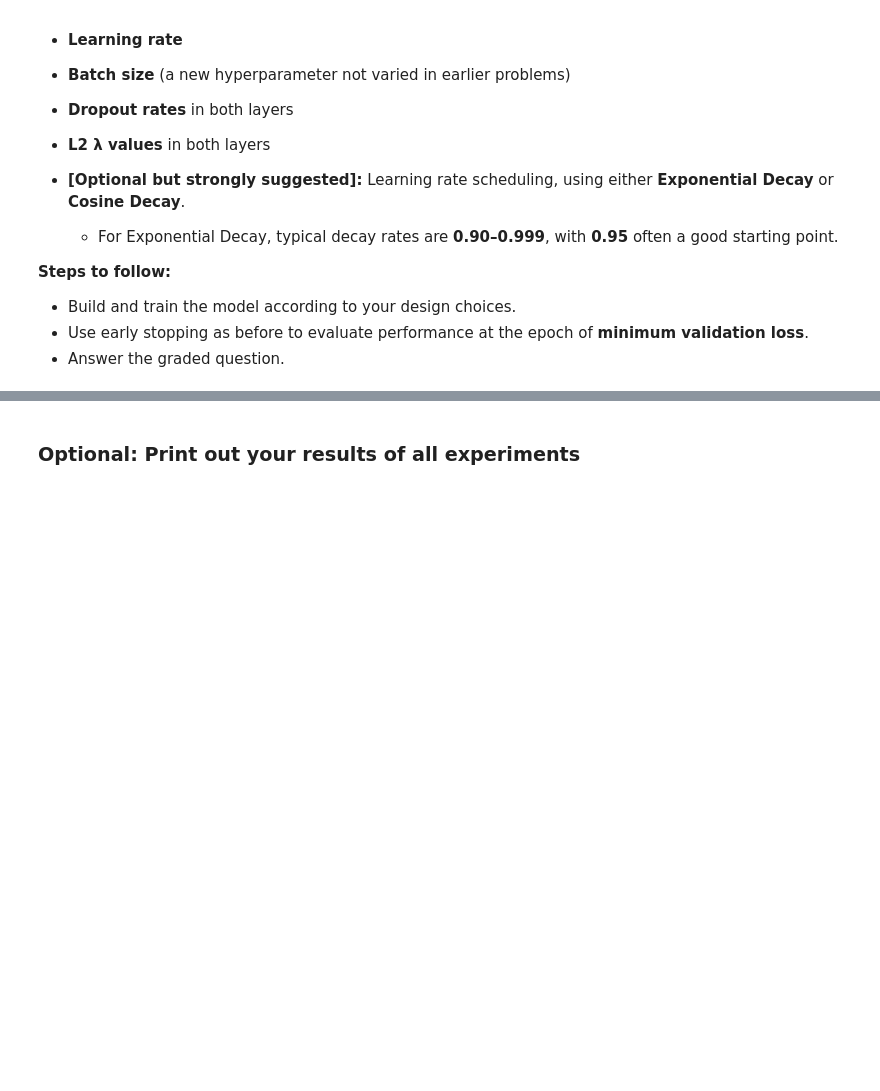
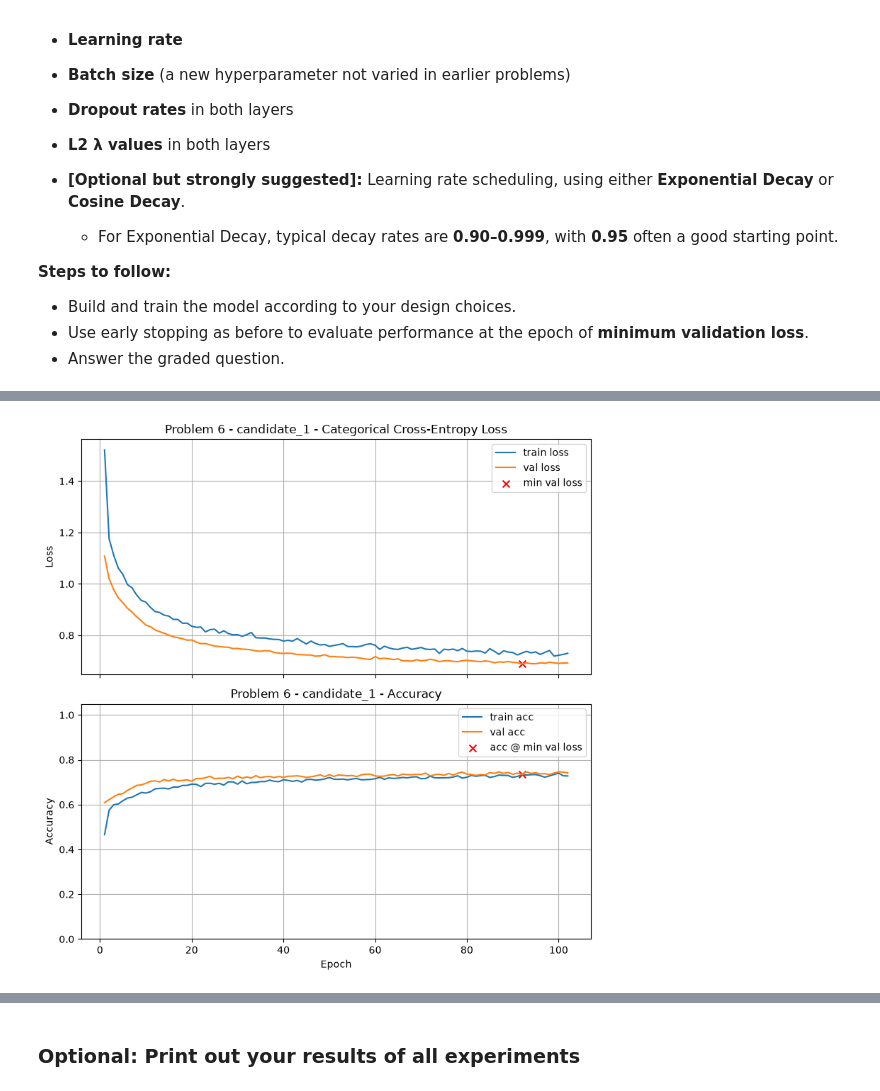
Before and after one commit to gdouek/DX703-Assignments, a Jupyter notebook: Homework_03.ipynb, the cells around one changed output, grey strips where cells are left out. Drawn from its saved outputs; the diff is of its cells as text; code cells hidden in the pictures; blank space fills up the shorter version.

```diff
--- a/Homework_03.ipynb
+++ b/Homework_03.ipynb
@@ -1203,4 +1221,90 @@ In this final problem, you will design and train your **best-performing model**
 * Use early stopping as before to evaluate performance at the epoch of **minimum validation loss**.
 * Answer the graded question.
 # %%
-# Your code here
+# Problem 6: Build the best-performing model using what we learned.
+# We combine the strongest patterns from earlier tasks:
+# - ReLU works best in this dataset
+# - moderate/late dropout helps
+# - L2 regularization improves generalization when tuned
+# - a mild learning-rate decay often stabilizes training
+
+part6_results = {}
+
+candidates = [
+    (
+        "candidate_1",
+        [
+            (128, best_activation, 1e-3, 0.2),
+            (64, best_activation, 1e-3, 0.4)
+        ],
+        1e-3,
+        64,
+    ),
+    (
+        "candidate_2",
+        [
+            (128, best_activation, 1e-4, 0.1),
+            (64, best_activation, 1e-3, 0.3)
+        ],
+        1e-3,
+        128,
+    ),
+    (
+        "candidate_3",
+        [
+            (64, best_activation, 1e-3, 0.0),
+            (32, best_activation, 1e-3, 0.4)
+        ],
+        5e-4,
+        64,
+    ),
+    (
+        "candidate_4",
+        [
+            (128, best_activation, 1e-3, 0.0),
+            (64, best_activation, 1e-3, 0.4)
+        ],
+        5e-4,
+        128,
+    ),
+]
+
+for name, layer_list, lr, batch_size in candidates:
+    tf.keras.backend.clear_session()
+    tf.keras.utils.set_random_seed(random_seed)
+
+    schedule = tf.keras.optimizers.schedules.ExponentialDecay(
+        initial_learning_rate=lr,
+        decay_steps=2000,
+        decay_rate=0.95,
+        staircase=False,
+    )
+
+    model_best = build_model(
+        X_train.shape[1],
+        layer_list,
+        n_classes
+    )
+
+    history = train_and_test(
+        model_best,
+        epochs=500,
+        lr_schedule=schedule,
+        batch_size=batch_size,
+        title=f"Problem 6 - {name}",
+        min_delta=0.0,
+        return_history=True
+    )
+
+    best_epoch = int(np.argmin(history.history["val_loss"]))
+    part6_results[name] = history.history["val_accuracy"][best_epoch]
+
+print("\nValidation accuracy at minimum validation loss for Part 6 candidates:")
+for name, acc in part6_results.items():
+    print(f"{name}: {acc:.4f}")
+
+best_model_name = max(part6_results, key=part6_results.get)
+print(f"\nBest Part 6 model: {best_model_name} -> {part6_results[best_model_name]:.4f}")
+
+a6 = part6_results[best_model_name]
+# %% [output]
@@ -1206,0 +1312 @@ In this final problem, you will design and train your **best-performing model**
+[figure, added]
```
Also changed, not shown: parts of 6 cells of this notebook.
